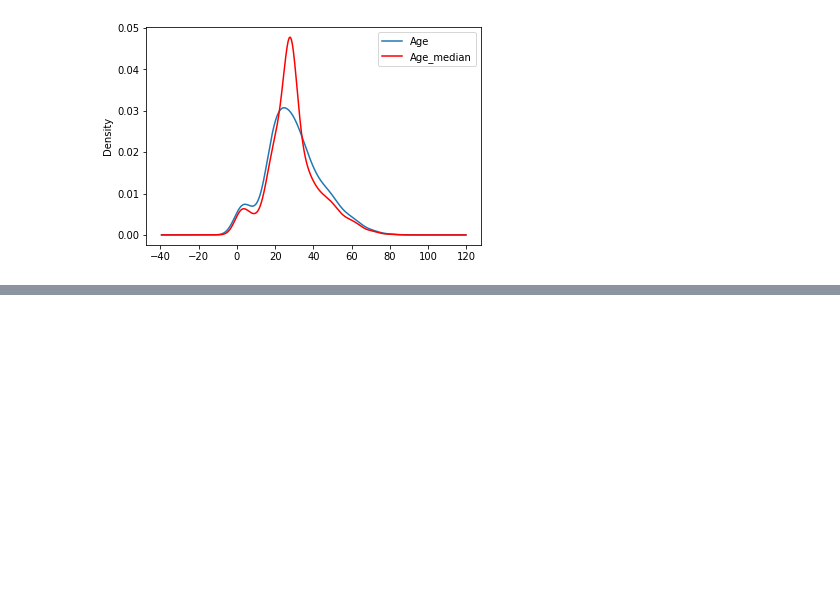
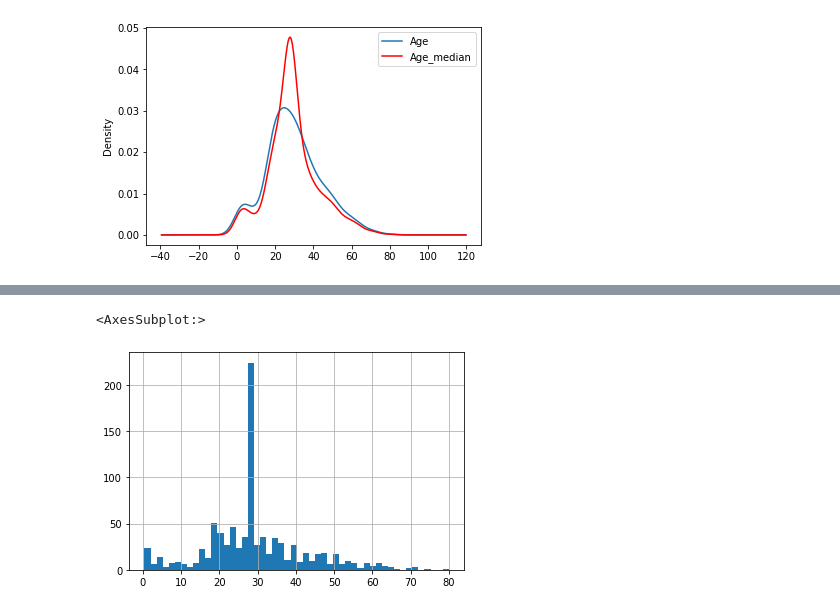
Before and after one commit to behzad89/SQL_GDAL_Commnds, a Jupyter notebook: ML_codes/Handling_Missing_Values.ipynb, the cells around one changed output, grey strips where cells are left out. Saved outputs shown, nothing was run; the diff lists cells and outputs as text; code cells hidden in the pictures; blank space fills up the shorter version.

```diff
--- a/ML_codes/Handling_Missing_Values.ipynb
+++ b/ML_codes/Handling_Missing_Values.ipynb
@@ -154,0 +321,5 @@ data.groupby('Survived').std()
+# %%
+df.Age_median.hist(bins=50)
+# %% [output]
+<AxesSubplot:>
+[figure, added]
```
Also changed, not shown: parts of 27 cells of this notebook.
